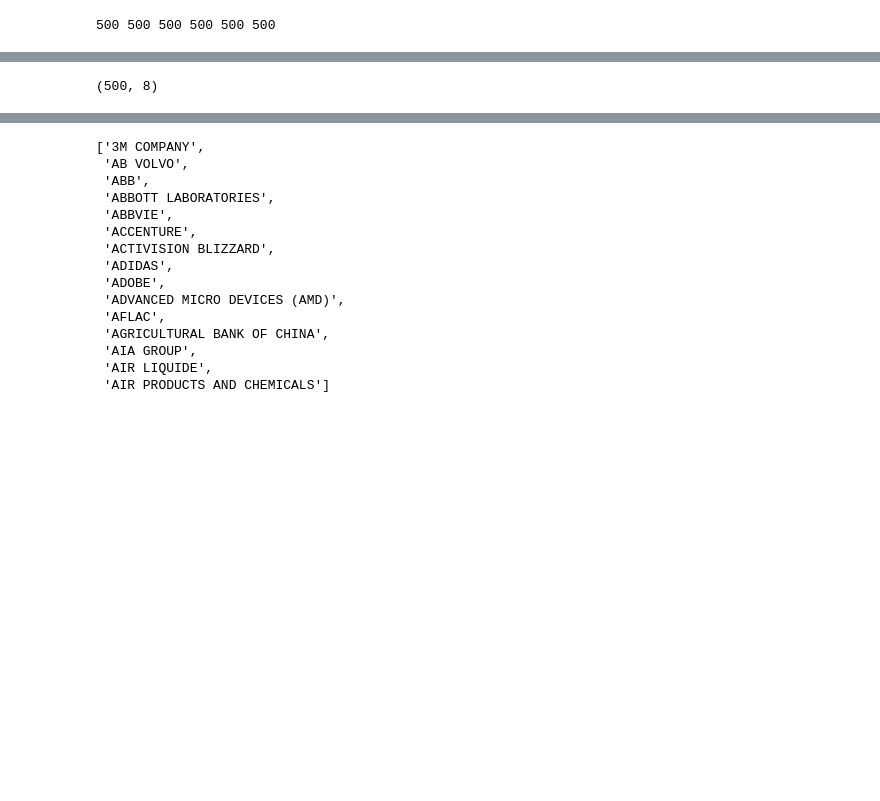
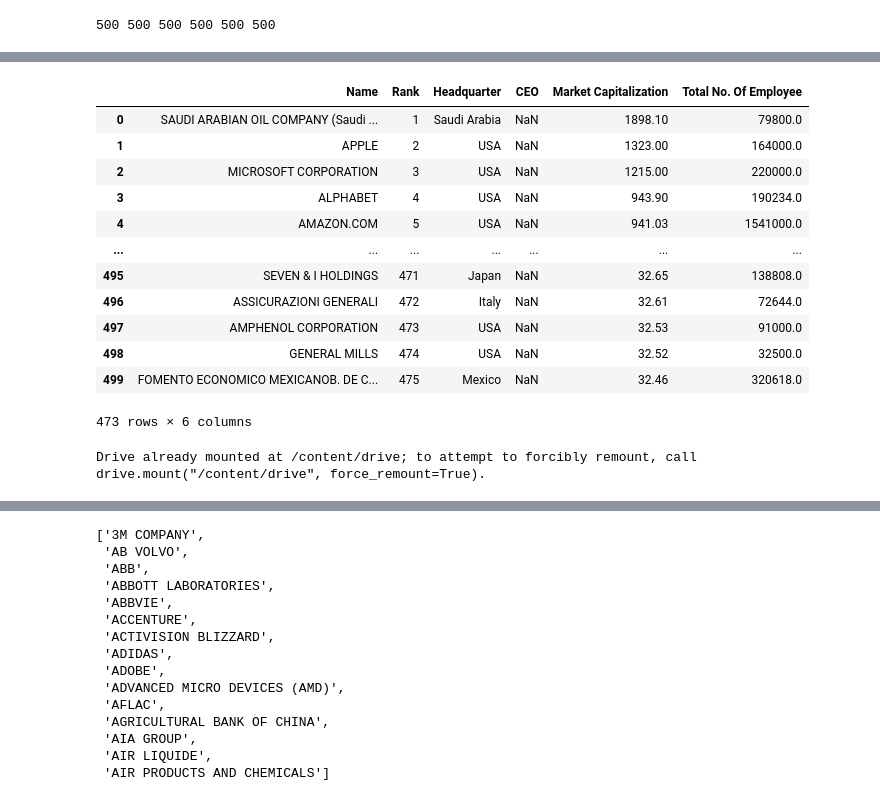
Before and after one commit to manojdhadke/data_analysis, a Jupyter notebook: Data Auquisition Using Webscraping Beautiful Soap Python Module.ipynb, the cells around one changed output, grey strips where cells are left out. Saved outputs shown, nothing was run; the diff lists cells and outputs as text; code cells hidden in the pictures; blank space fills up the shorter version.

```diff
--- a/Data Auquisition Using Webscraping Beautiful Soap Python Module.ipynb
+++ b/Data Auquisition Using Webscraping Beautiful Soap Python Module.ipynb
@@ -171,0 +180,30 @@ companies_df
+# %%
+# Clean up the "Market Capitalization" and "Total No. Of Employee" columns in the companies_df dataframe
+# Remove the " Billion USD$" text from the "Market Capitalization" values using regex
+companies_df['Market Capitalization'] = companies_df['Market Capitalization'].replace(" Billion USD$", "", regex=True)
+
+# Remove commas from the "Total No. Of Employee" values using regex
+companies_df['Total No. Of Employee'] = companies_df['Total No. Of Employee'].replace(',', '', regex=True)
+
+# Return the cleaned-up dataframe
+companies_df
+# %% [output]
+|  | Name | Rank | Headquarter | CEO | Market Capitalization | Total No. Of Employee |
+| 0 | SAUDI ARABIAN OIL COMPANY (Saudi ... | 1 | Saudi Arabia | NaN | 1898.10 | 79800.0 |
+| 1 | APPLE | 2 | USA | NaN | 1323.00 | 164000.0 |
+| 2 | MICROSOFT CORPORATION | 3 | USA | NaN | 1215.00 | 220000.0 |
+| 3 | ALPHABET | 4 | USA | NaN | 943.90 | 190234.0 |
+| 4 | AMAZON.COM | 5 | USA | NaN | 941.03 | 1541000.0 |
+| ... | ... | ... | ... | ... | ... | ... |
+| 495 | SEVEN & I HOLDINGS | 471 | Japan | NaN | 32.65 | 138808.0 |
+| 496 | ASSICURAZIONI GENERALI | 472 | Italy | NaN | 32.61 | 72644.0 |
+| 497 | AMPHENOL CORPORATION | 473 | USA | NaN | 32.53 | 91000.0 |
+| 498 | GENERAL MILLS | 474 | USA | NaN | 32.52 | 32500.0 |
+| 499 | FOMENTO ECONOMICO MEXICANOB. DE C... | 475 | Mexico | NaN | 32.46 | 320618.0 |
+473 rows × 6 columns
+# %%
+# Load the Drive helper and mount
+from google.colab import drive
+drive.mount('/content/drive')
+# %% [output]
+Drive already mounted at /content/drive; to attempt to forcibly remount, call drive.mount("/content/drive", force_remount=True).
@@ -176,4 +215,0 @@ companies_df.to_csv('/content/drive/MyDrive/DBS/CA/companies.csv',index=False)
-# %%
- companies_df.shape
-# %% [output]
-(500, 8)
```
Also changed, not shown: parts of 44 cells of this notebook.
